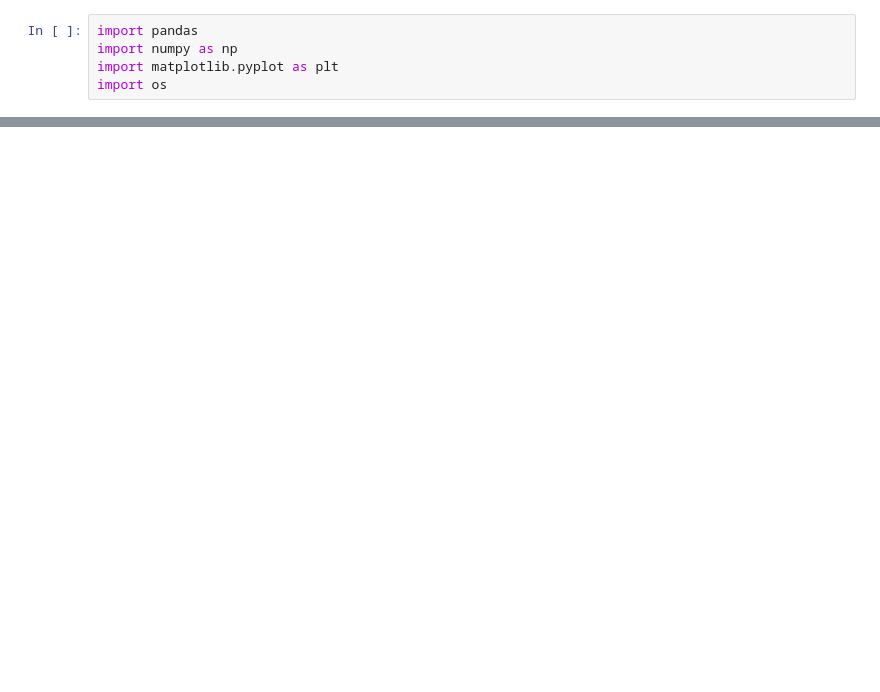
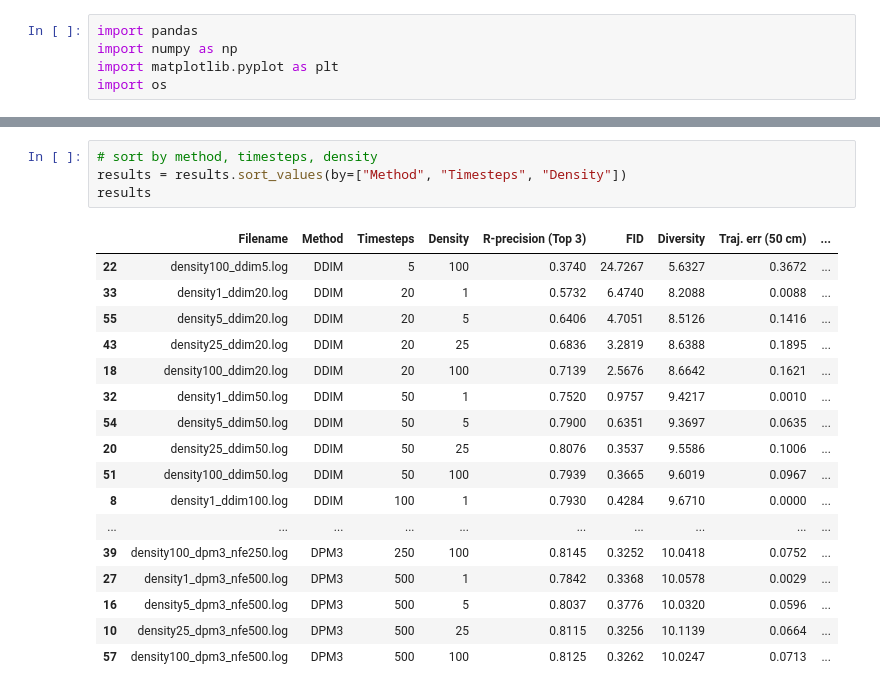
Before and after one commit to jiayng01/OmniControl, a Jupyter notebook: analysis.ipynb, the cells around one changed output, grey strips where cells are left out. Drawn from its saved outputs; the diff is of its cells as text; blank space fills up the shorter version.

```diff
--- a/analysis.ipynb
+++ b/analysis.ipynb
@@ -21,0 +36,22 @@ results
+# %%
+# sort by method, timesteps, density
+results = results.sort_values(by=["Method", "Timesteps", "Density"])
+results
+# %% [output]
+|  | Filename | Method | Timesteps | Density | R-precision (Top 3) | FID | Diversity | Traj. err (50 cm) | ... |
+| 22 | density100_ddim5.log | DDIM | 5 | 100 | 0.3740 | 24.7267 | 5.6327 | 0.3672 | ... |
+| 33 | density1_ddim20.log | DDIM | 20 | 1 | 0.5732 | 6.4740 | 8.2088 | 0.0088 | ... |
+| 55 | density5_ddim20.log | DDIM | 20 | 5 | 0.6406 | 4.7051 | 8.5126 | 0.1416 | ... |
+| 43 | density25_ddim20.log | DDIM | 20 | 25 | 0.6836 | 3.2819 | 8.6388 | 0.1895 | ... |
+| 18 | density100_ddim20.log | DDIM | 20 | 100 | 0.7139 | 2.5676 | 8.6642 | 0.1621 | ... |
+| 32 | density1_ddim50.log | DDIM | 50 | 1 | 0.7520 | 0.9757 | 9.4217 | 0.0010 | ... |
+| 54 | density5_ddim50.log | DDIM | 50 | 5 | 0.7900 | 0.6351 | 9.3697 | 0.0635 | ... |
+| 20 | density25_ddim50.log | DDIM | 50 | 25 | 0.8076 | 0.3537 | 9.5586 | 0.1006 | ... |
+| 51 | density100_ddim50.log | DDIM | 50 | 100 | 0.7939 | 0.3665 | 9.6019 | 0.0967 | ... |
+| 8 | density1_ddim100.log | DDIM | 100 | 1 | 0.7930 | 0.4284 | 9.6710 | 0.0000 | ... |
+| ... | ... | ... | ... | ... | ... | ... | ... | ... | ... |
+| 39 | density100_dpm3_nfe250.log | DPM3 | 250 | 100 | 0.8145 | 0.3252 | 10.0418 | 0.0752 | ... |
+| 27 | density1_dpm3_nfe500.log | DPM3 | 500 | 1 | 0.7842 | 0.3368 | 10.0578 | 0.0029 | ... |
+| 16 | density5_dpm3_nfe500.log | DPM3 | 500 | 5 | 0.8037 | 0.3776 | 10.0320 | 0.0596 | ... |
+| 10 | density25_dpm3_nfe500.log | DPM3 | 500 | 25 | 0.8115 | 0.3256 | 10.1139 | 0.0664 | ... |
+| 57 | density100_dpm3_nfe500.log | DPM3 | 500 | 100 | 0.8125 | 0.3262 | 10.0247 | 0.0713 | ... |
```
Also changed, not shown: parts of 30 cells of this notebook, 2 other files.
